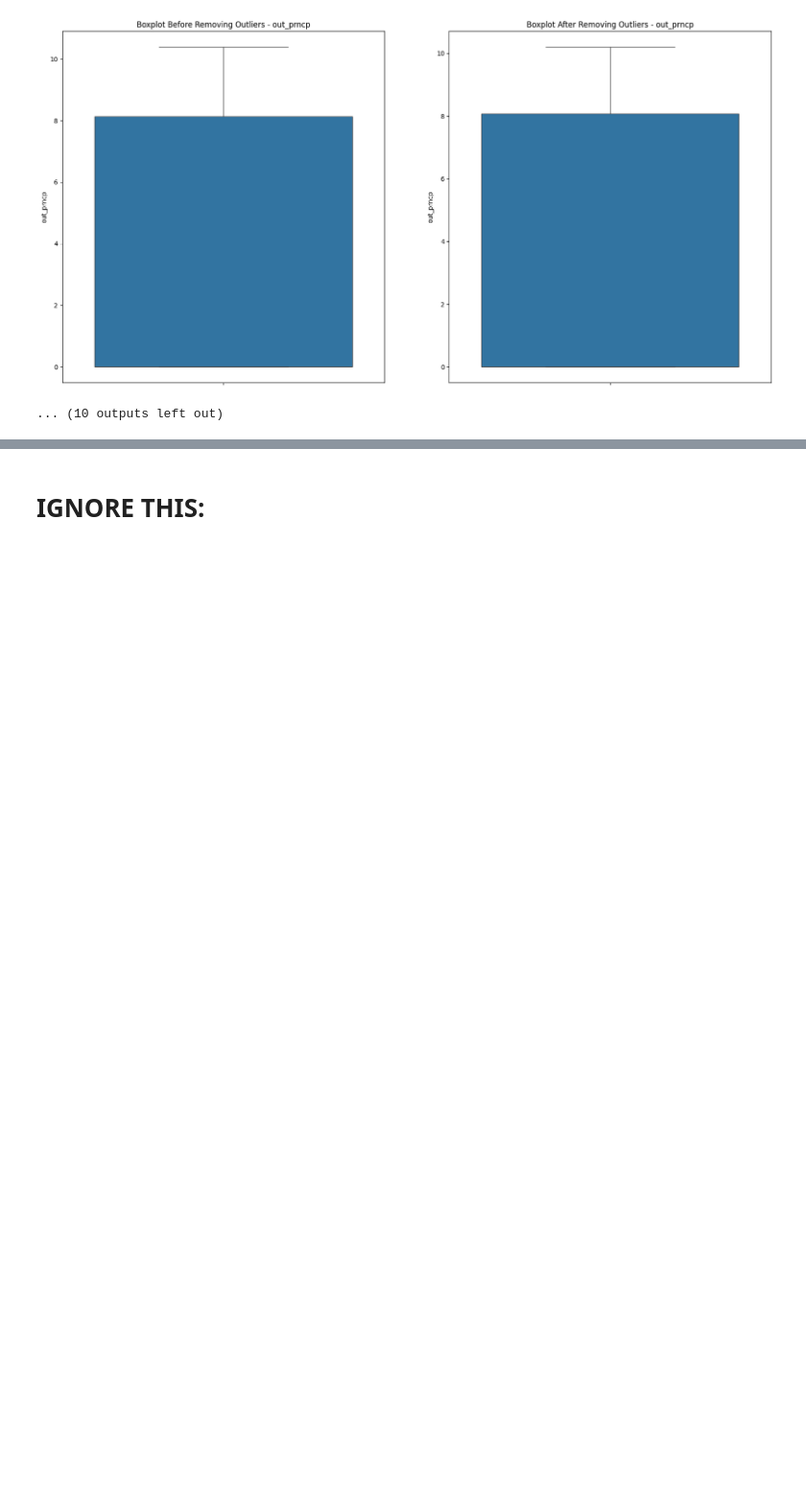
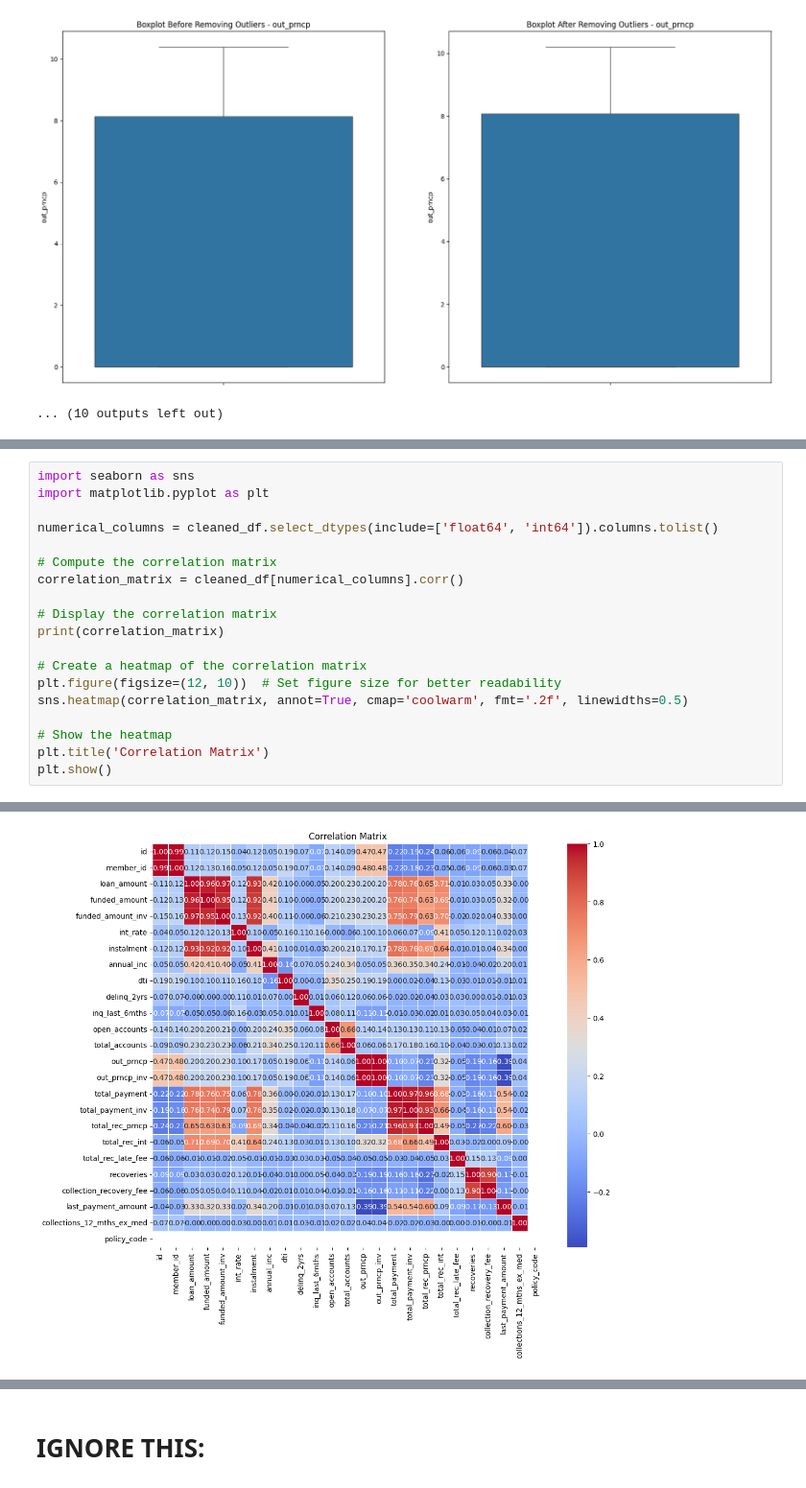
Before and after one commit to Tori2305/Customer_loans_in_finance, a Jupyter notebook: milestone_3.ipynb, the cells around one changed output, grey strips where cells are left out. Shown at 96% size. Cells and saved outputs as stored; diff of their text form; blank space fills up the shorter version.

```diff
--- a/milestone_3.ipynb
+++ b/milestone_3.ipynb
@@ -430,0 +482,20 @@ visualize.comparison_of_data(transformed_df,cleaned_df,numerical_columns)
+# %%
+import seaborn as sns
+import matplotlib.pyplot as plt
+
+numerical_columns = cleaned_df.select_dtypes(include=['float64', 'int64']).columns.tolist()
+
+# Compute the correlation matrix
+correlation_matrix = cleaned_df[numerical_columns].corr()
+
+# Display the correlation matrix
+print(correlation_matrix)
+
+# Create a heatmap of the correlation matrix
+plt.figure(figsize=(12, 10))  # Set figure size for better readability
+sns.heatmap(correlation_matrix, annot=True, cmap='coolwarm', fmt='.2f', linewidths=0.5)
+
+# Show the heatmap
+plt.title('Correlation Matrix')
+plt.show()
+# %% [output]
@@ -430,0 +519 @@ visualize.comparison_of_data(transformed_df,cleaned_df,numerical_columns)
+[figure, added]
```
Also changed, not shown: parts of 11 cells of this notebook, 1 other file.
